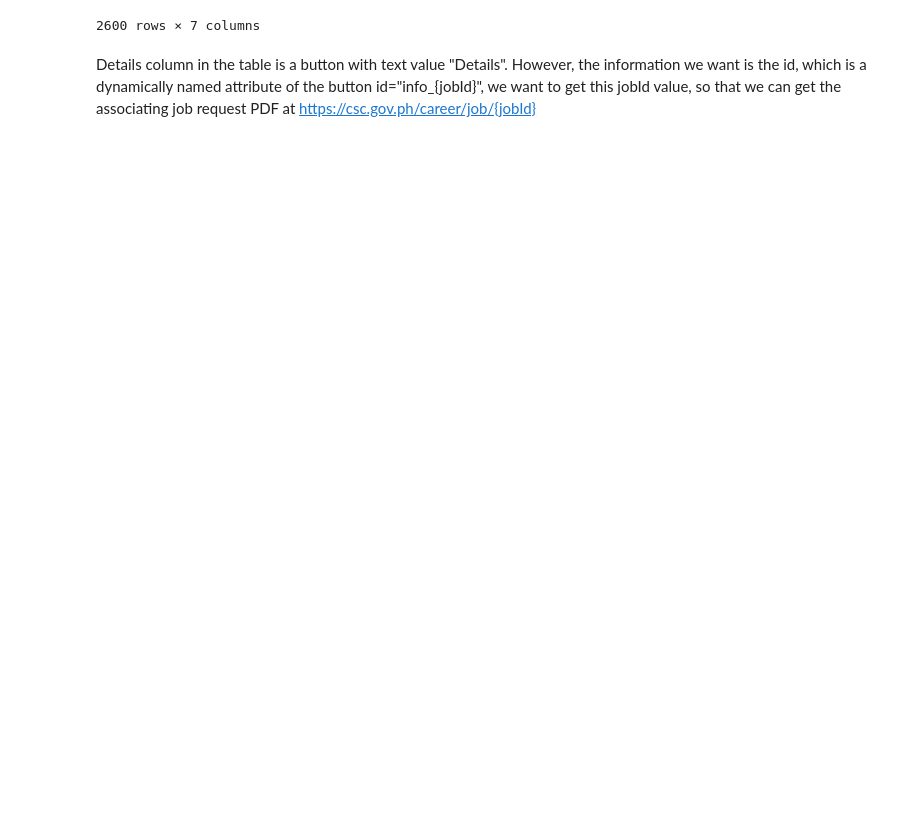
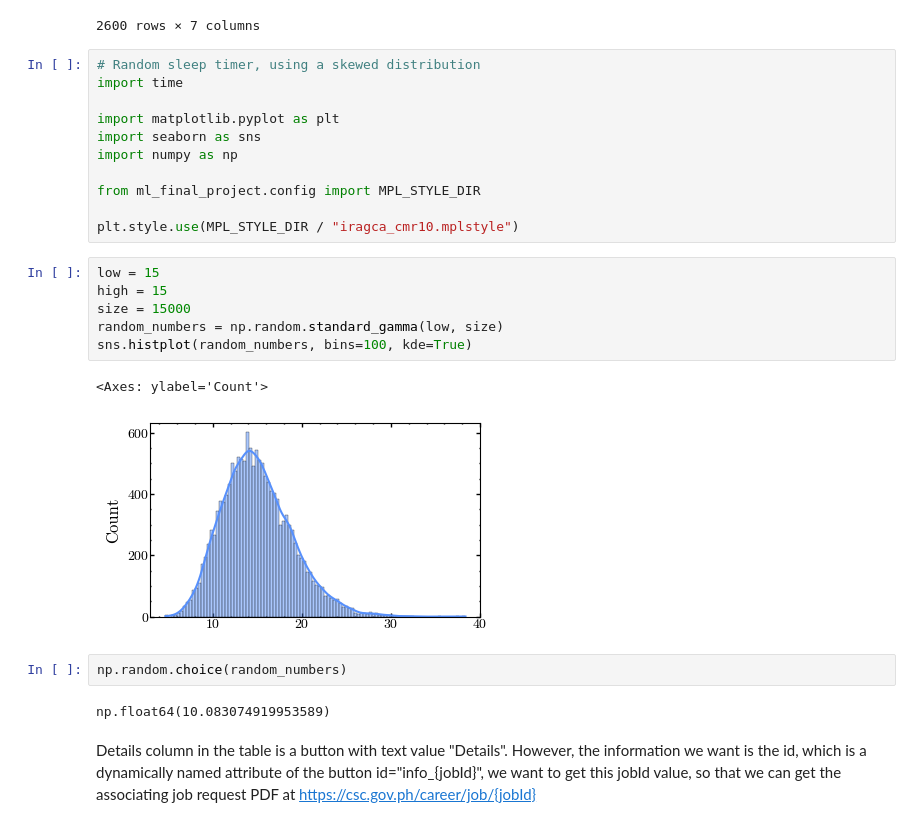
Before and after one commit to iragca/ml-final-project, a Jupyter notebook: notebooks/1.0-iragca-csc.ipynb, the cells around one changed output. Drawn from its saved outputs; the diff is of its cells as text; blank space fills up the shorter version.

Commit message:
add randomness to the sleep delays between pages using gamma dsitribution

```diff
--- a/notebooks/1.0-iragca-csc.ipynb
+++ b/notebooks/1.0-iragca-csc.ipynb
@@ -23,5 +23,29 @@ db.sql("SELECT * FROM civilservicecommission").df()
 | 2598 | DEPARTMENT OF EDUCATION | Region VII | TEACHER II-ELEM | TCH2-520871-1998 | 03 Apr 2025 | 13 Apr 2025 | Details |
 | 2599 | DEPARTMENT OF EDUCATION | Region VII | TEACHER II-ELEM | TCH2-520977-1998 | 03 Apr 2025 | 13 Apr 2025 | Details |
 2600 rows × 7 columns
+# %%
+# Random sleep timer, using a skewed distribution
+import time
+
+import matplotlib.pyplot as plt
+import seaborn as sns
+import numpy as np
+
+from ml_final_project.config import MPL_STYLE_DIR
+
+plt.style.use(MPL_STYLE_DIR / "iragca_cmr10.mplstyle")
+# %%
+low = 15
+high = 15
+size = 15000
+random_numbers = np.random.standard_gamma(low, size)
+sns.histplot(random_numbers, bins=100, kde=True)
+# %% [output]
+<Axes: ylabel='Count'>
+[figure, added]
+# %%
+np.random.choice(random_numbers)
+# %% [output]
+np.float64(10.083074919953589)
 # %% [markdown]
 Details column in the table is a button with text value "Details". However, the information we want is the id, which is a dynamically named attribute of the button id="info_{jobId}", we want to get this jobId value, so that we can get the associating job request PDF at https://csc.gov.ph/career/job/{jobId}
```
Also changed, not shown: parts of 1 cell of this notebook, 4 other files.
